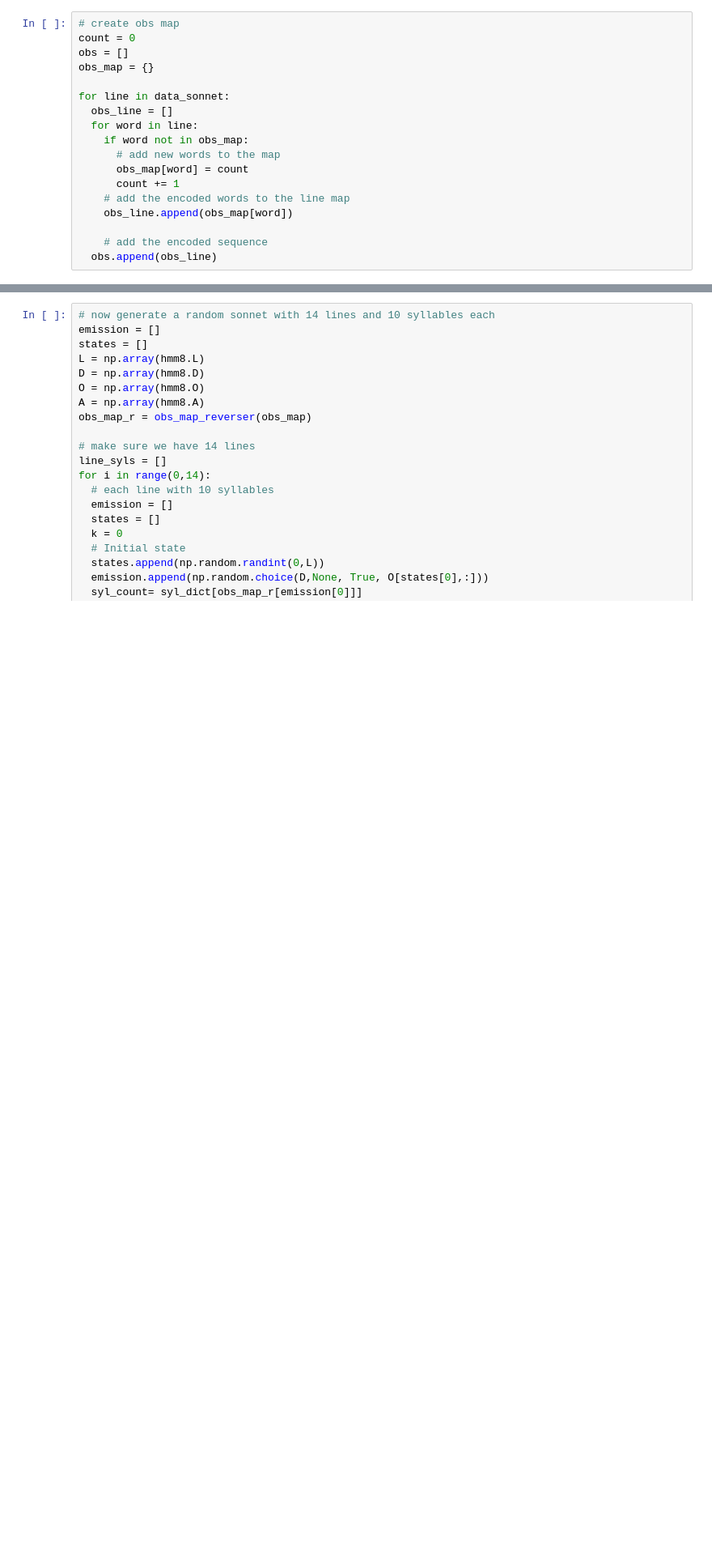
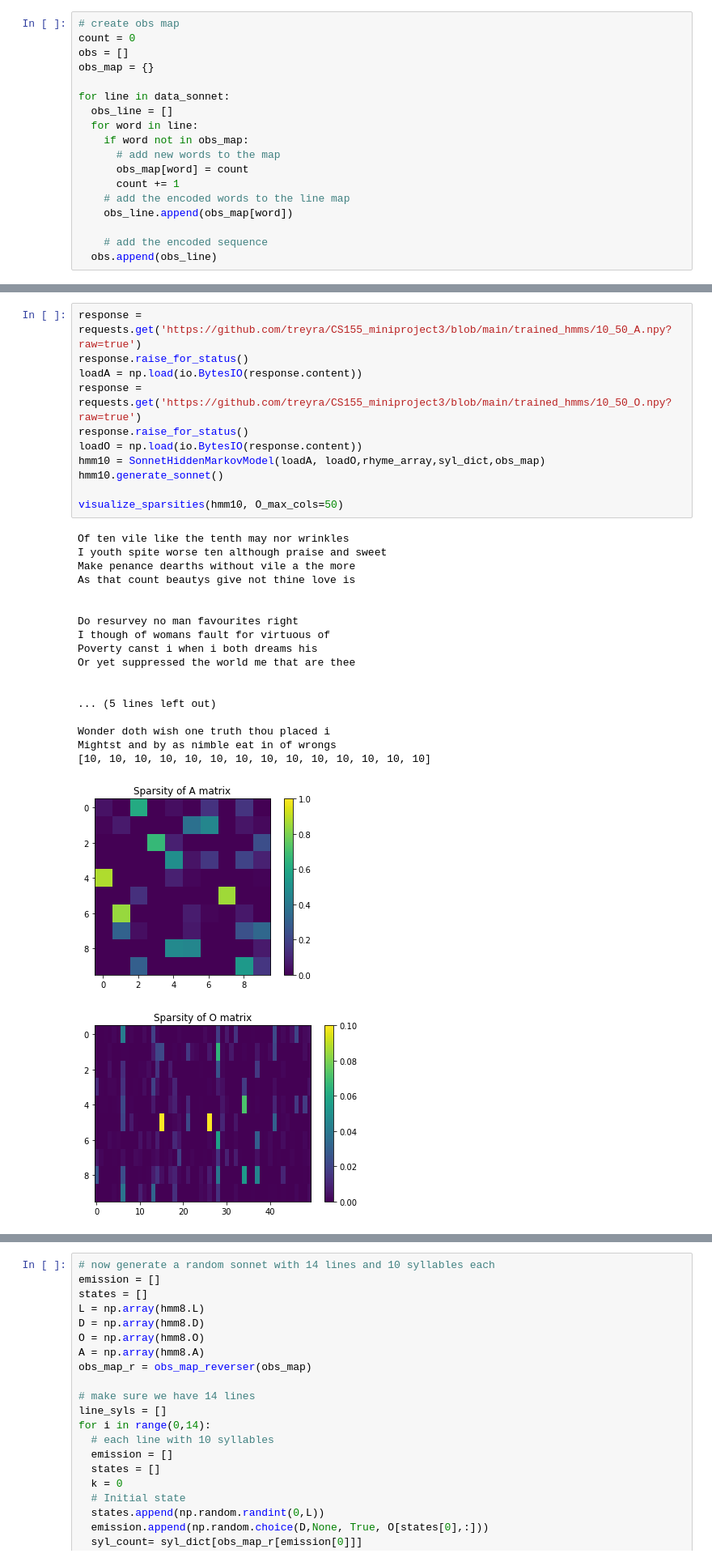
Before and after one commit to treyra/CS155_miniproject3, a Jupyter notebook: Indecision_Trees_Notebook_MiniProject_3.ipynb, the cells around one changed output, grey strips where cells are left out. Shown: that part at 81% size. Cells and saved outputs as stored; diff of their text form; blank space fills up the shorter version.

```diff
--- a/Indecision_Trees_Notebook_MiniProject_3.ipynb
+++ b/Indecision_Trees_Notebook_MiniProject_3.ipynb
@@ -1023,0 +1183,31 @@ print(obs_map)
+# %%
+response = requests.get('https://github.com/treyra/CS155_miniproject3/blob/main/trained_hmms/10_50_A.npy?raw=true')
+response.raise_for_status()
+loadA = np.load(io.BytesIO(response.content))
+response = requests.get('https://github.com/treyra/CS155_miniproject3/blob/main/trained_hmms/10_50_O.npy?raw=true')
+response.raise_for_status()
+loadO = np.load(io.BytesIO(response.content))
+hmm10 = SonnetHiddenMarkovModel(loadA, loadO,rhyme_array,syl_dict,obs_map)
+hmm10.generate_sonnet()
+
+visualize_sparsities(hmm10, O_max_cols=50)
+# %% [output]
+Of ten vile like the tenth may nor wrinkles
+I youth spite worse ten although praise and sweet
+Make penance dearths without vile a the more
+As that count beautys give not thine love is
+
+
+Do resurvey no man favourites right
+I though of womans fault for virtuous of
+Poverty canst i when i both dreams his
+Or yet suppressed the world me that are thee
+
+
+... (5 lines left out)
+
+Wonder doth wish one truth thou placed i
+Mightst and by as nimble eat in of wrongs
+[10, 10, 10, 10, 10, 10, 10, 10, 10, 10, 10, 10, 10, 10]
+[figure, added]
+[figure, added]
```
Also changed, not shown: parts of 19 cells of this notebook.
